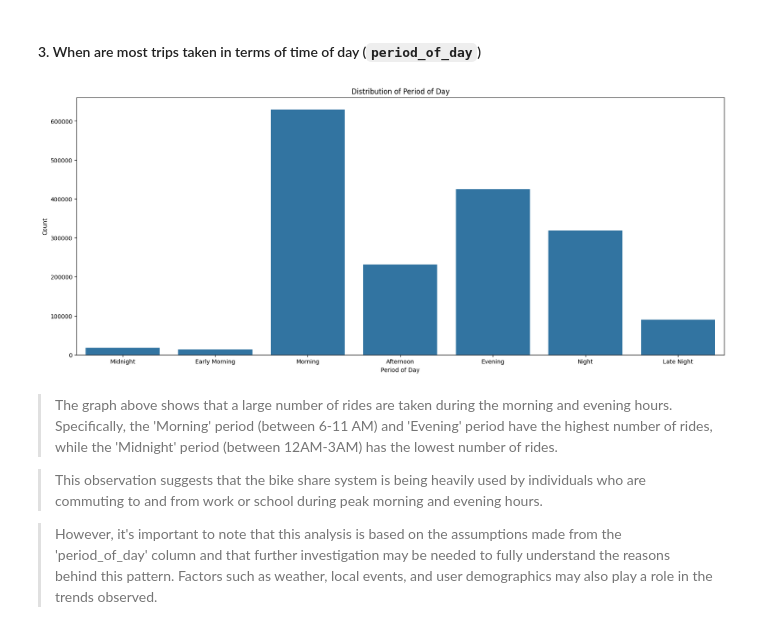
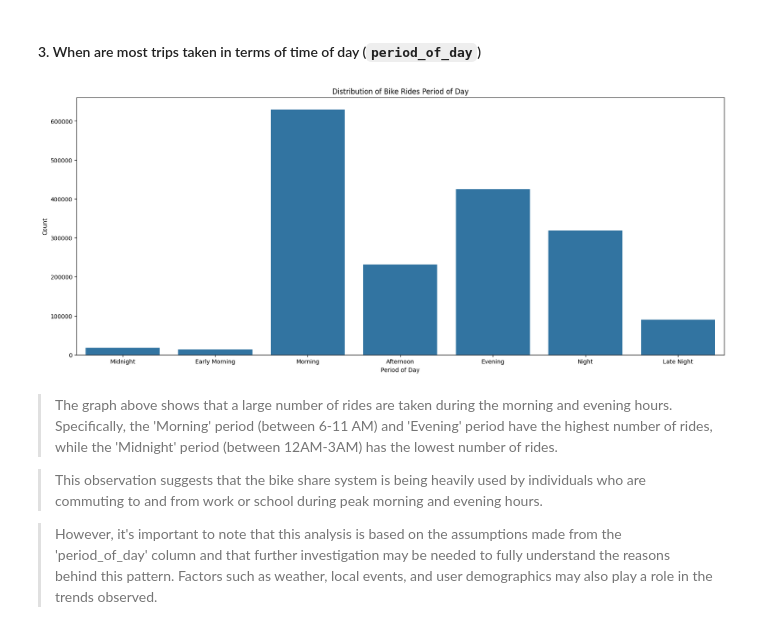
Before and after one commit to kisyular/data-visualization-project, a Jupyter notebook: Part_I_exploration.ipynb, the cells around one changed output. Cells and saved outputs as stored; diff of their text form; code cells hidden in the pictures.

```diff
--- a/Part_I_exploration.ipynb
+++ b/Part_I_exploration.ipynb
@@ -766,15 +766,15 @@ plt.ylabel('Start Station Name');
 # %%
 # Plot the distribution of the `period_of_day` using a countplot
 def plot_countplot(column, title, x_label, y_label='Count'):
     plt.figure(figsize=[20, 8])
     sb.countplot(data=cc_bike_data, x=column, color=base_color)
     plt.xlabel(x_label)
     plt.ylabel(y_label)
     plt.title(title);
 
-plot_countplot('period_of_day', 'Distribution of Period of Day', 'Period of Day')
+plot_countplot('period_of_day', 'Distribution of Bike Rides Period of Day', 'Period of Day')
 # %% [output]
-[figure, old version]
+[figure, new version]
 # %% [markdown]
 > The graph above shows that a large number of rides are taken during the morning and evening hours. Specifically, the 'Morning' period (between 6-11 AM) and 'Evening' period have the highest number of rides, while the 'Midnight' period (between 12AM-3AM) has the lowest number of rides.
 
```
Also changed, not shown: 11 other files.
